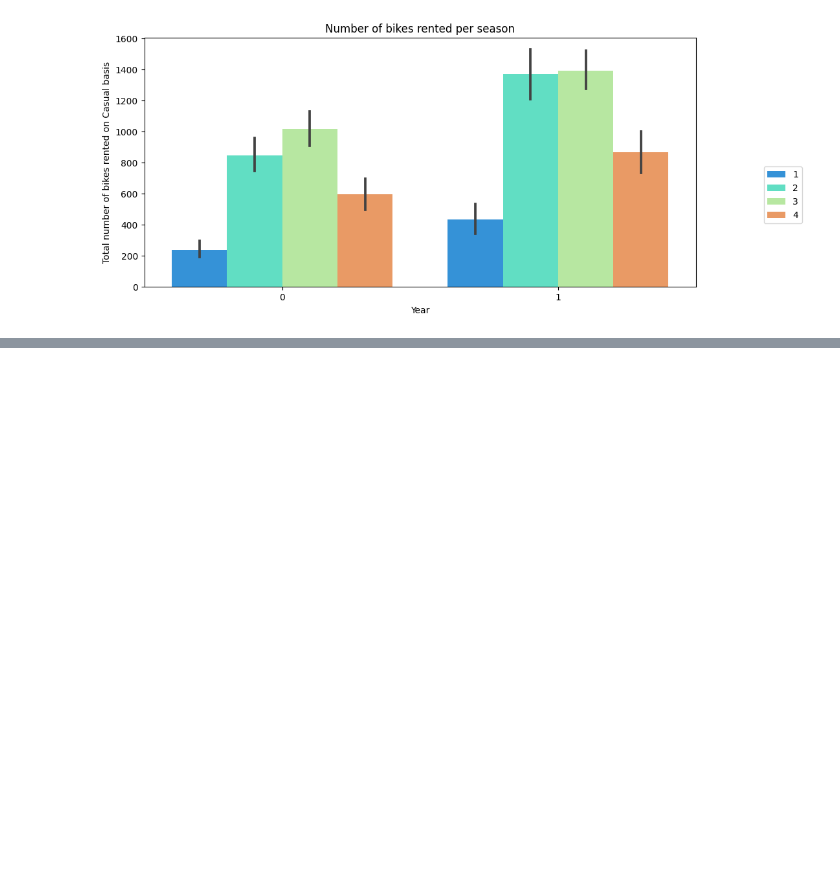
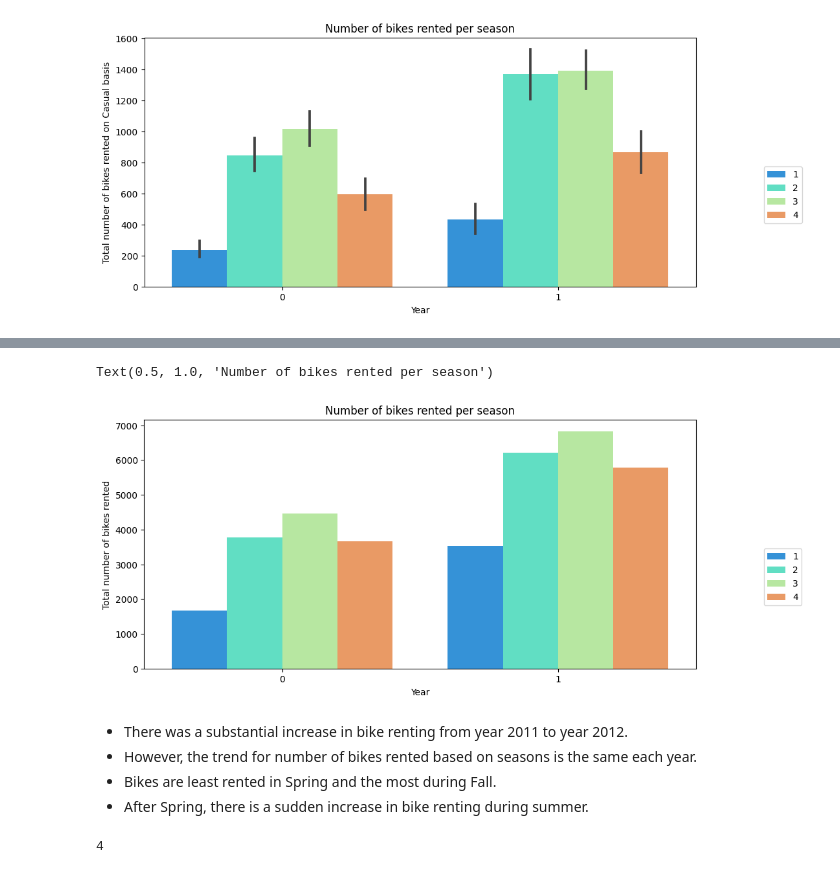
Before and after one commit to hiracse091/STAT_Final_project, a Jupyter notebook: data_prep.ipynb, the cells around one changed output, grey strips where cells are left out. Cells and saved outputs as stored; diff of their text form; code cells hidden in the pictures; blank space fills up the shorter version.

```diff
--- a/data_prep.ipynb
+++ b/data_prep.ipynb
@@ -102,0 +115,20 @@ Text(0.5, 1.0, 'Number of bikes rented per season')
+# %%
+plt.figure(figsize=(11,5))
+sns.barplot(x = 'yr',y='cnt',hue='season', data=day_df,palette='rainbow', errorbar=None)
+plt.legend(loc='upper right',bbox_to_anchor=(1.2,0.5))
+plt.xlabel('Year')
+plt.ylabel('Total number of bikes rented')
+plt.title('Number of bikes rented per season')
+# %% [output]
+Text(0.5, 1.0, 'Number of bikes rented per season')
+[figure, added]
+# %% [markdown]
+- There was a substantial increase in bike renting from year 2011 to year 2012.
+- However, the trend for number of bikes rented based on seasons is the same each year.
+- Bikes are least rented in Spring and the most during Fall.
+- After Spring, there is a sudden increase in bike renting during summer.
+# %%
+df_season_fall=day_df[day_df['season']==3]
+df_season_fall.mnth.nunique()
+# %% [output]
+4
```
Also changed, not shown: parts of 6 cells of this notebook.
